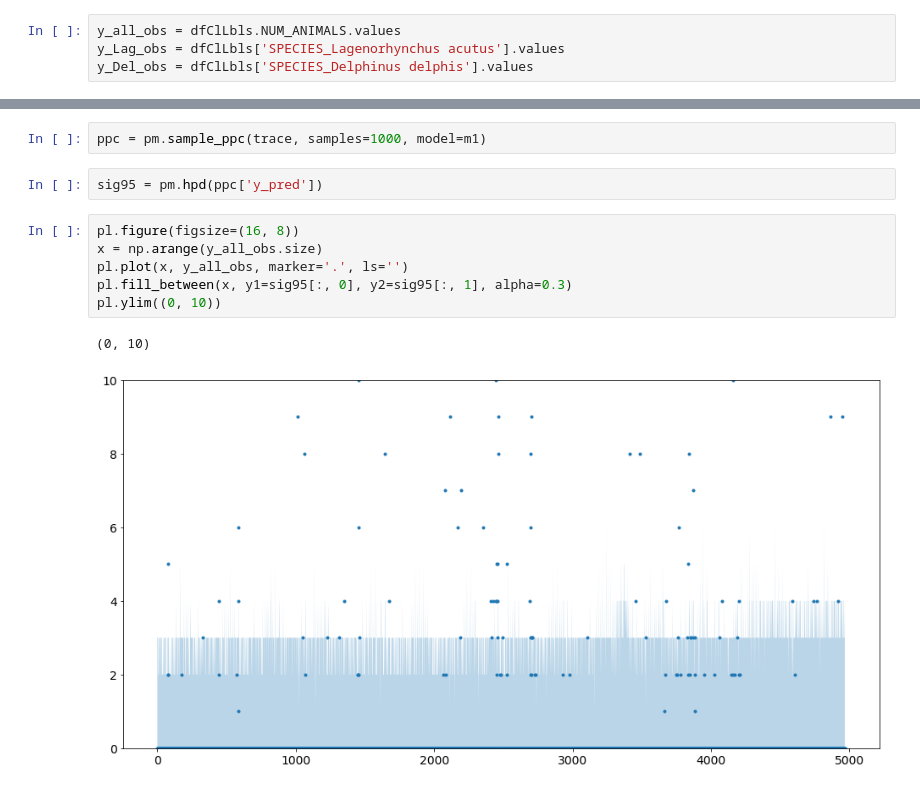
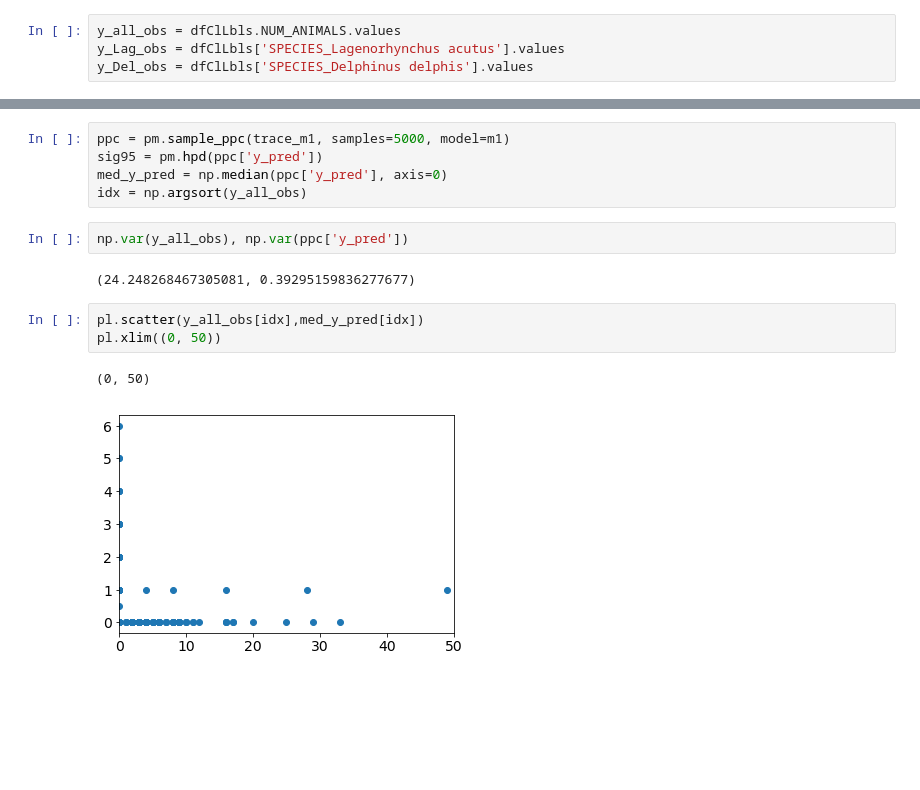
Before and after one commit to madHatter106/beaching, a Jupyter notebook: V2_1709/ML_Poisson_1.ipynb, the cells around one changed output, grey strips where cells are left out. Drawn from its saved outputs; the diff is of its cells as text; blank space fills up the shorter version.

```diff
--- a/V2_1709/ML_Poisson_1.ipynb
+++ b/V2_1709/ML_Poisson_1.ipynb
@@ -137,13 +149,15 @@ f.savefig('../FigJar/Poisson_all.png', format='png', dpi=300)
-# %%
-ppc = pm.sample_ppc(trace, samples=1000, model=m1)
-# %%
-sig95 = pm.hpd(ppc['y_pred'])
-# %%
-pl.figure(figsize=(16, 8))
-x = np.arange(y_all_obs.size)
-pl.plot(x, y_all_obs, marker='.', ls='')
-pl.fill_between(x, y1=sig95[:, 0], y2=sig95[:, 1], alpha=0.3)
-pl.ylim((0, 10))
-# %% [output]
-(0, 10)
-[figure, removed]
+# %%
+ppc = pm.sample_ppc(trace_m1, samples=5000, model=m1)
+sig95 = pm.hpd(ppc['y_pred'])
+med_y_pred = np.median(ppc['y_pred'], axis=0)
+idx = np.argsort(y_all_obs)
+# %%
+np.var(y_all_obs), np.var(ppc['y_pred'])
+# %% [output]
+(24.248268467305081, 0.39295159836277677)
+# %%
+pl.scatter(y_all_obs[idx],med_y_pred[idx])
+pl.xlim((0, 50))
+# %% [output]
+(0, 50)
+[figure, added]
```
Also changed, not shown: parts of 11 cells of this notebook, 3 other files.
